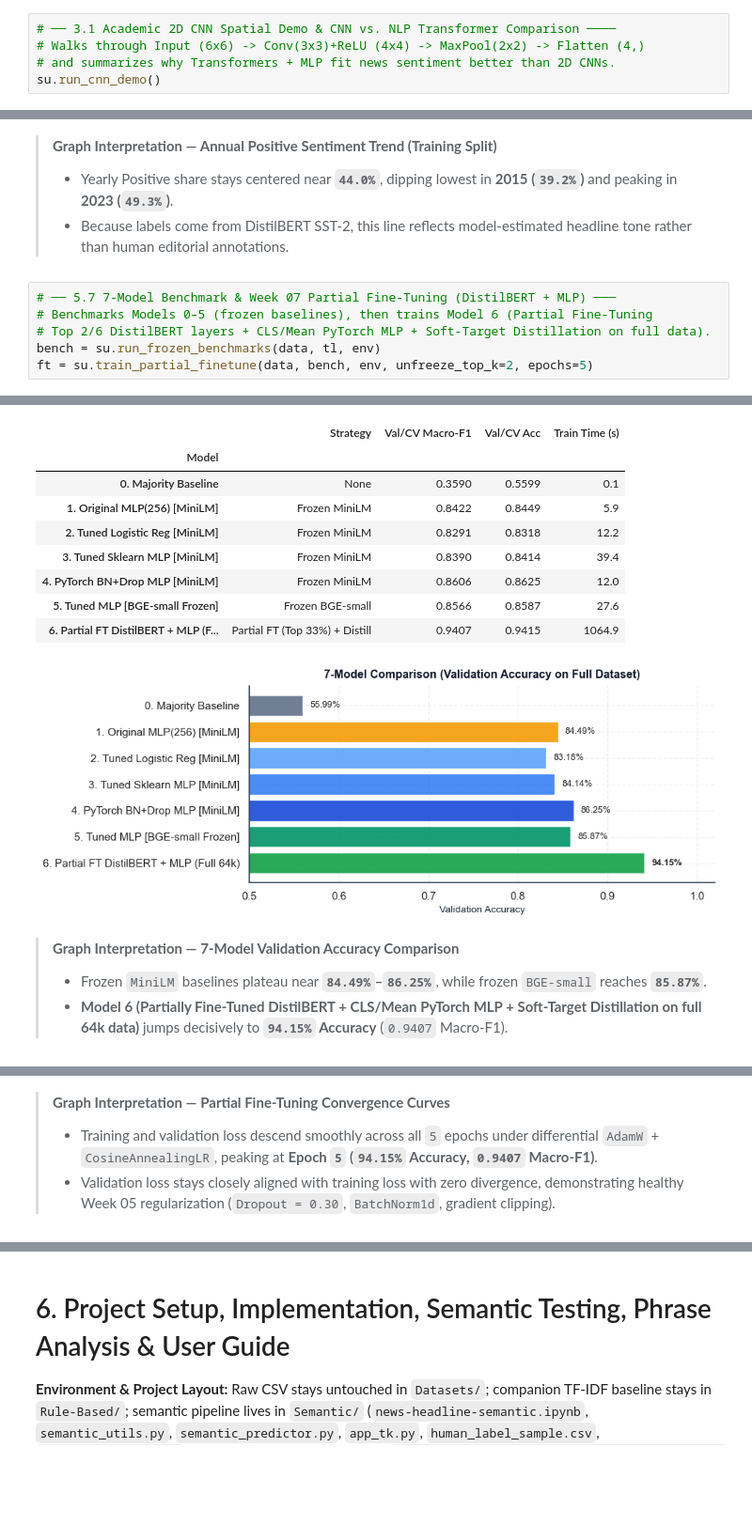
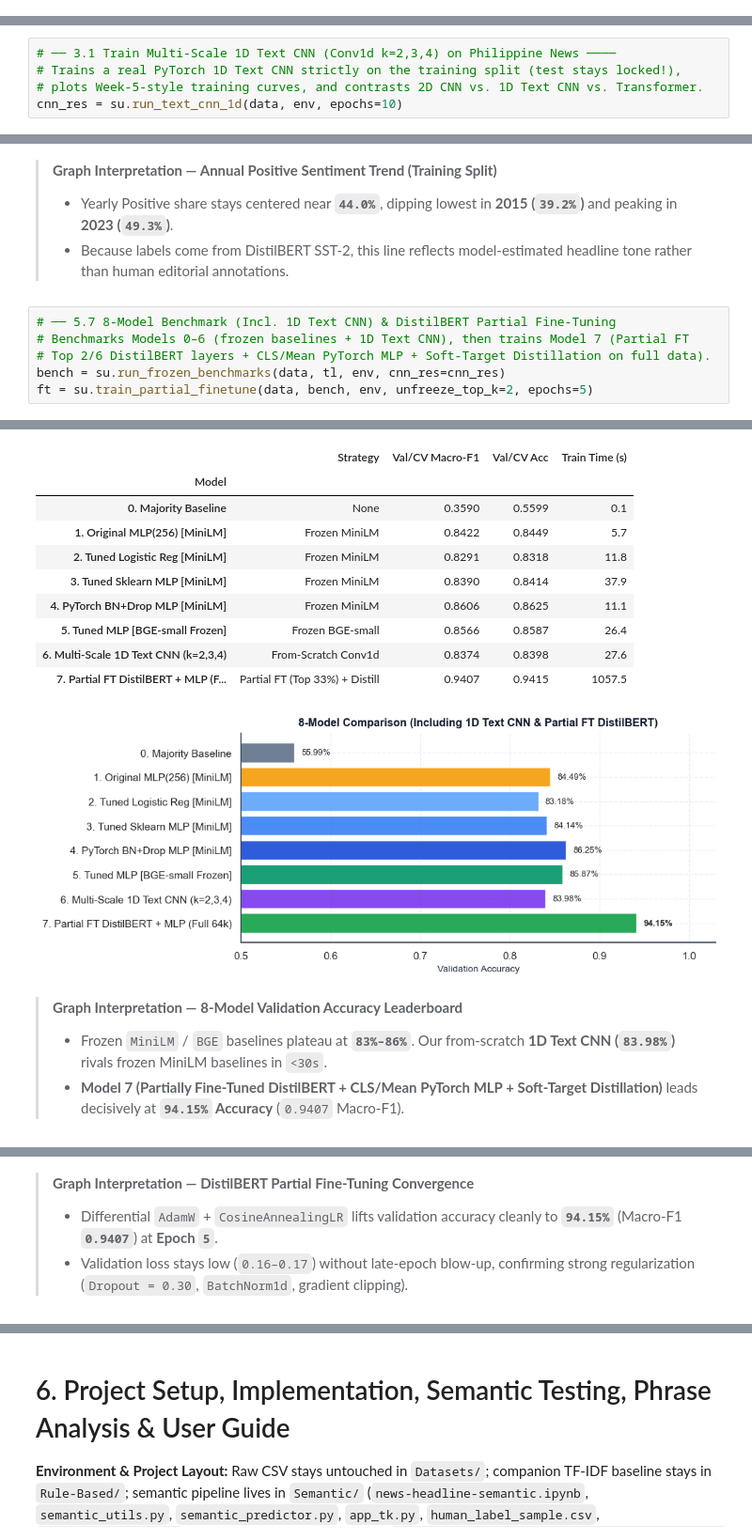
Before and after one commit to arizluizg/News-Headline-Sentiment-Analysis, a Jupyter notebook: Semantic/news-headline-semantic.ipynb, the cells around one changed output, grey strips where cells are left out. Shown at 94% size. Saved outputs shown, nothing was run; the diff lists cells and outputs as text; blank space fills up the shorter version.

```diff
--- a/Semantic/news-headline-semantic.ipynb
+++ b/Semantic/news-headline-semantic.ipynb
@@ -124,5 +97,0 @@ su.run_lr_dropout_and_sklearn_dynamics(opt_ctx, data["X_train"], data["y_train"]
-# %%
-# ── 3.1 Academic 2D CNN Spatial Demo & CNN vs. NLP Transformer Comparison ────
-# Walks through Input (6x6) -> Conv(3x3)+ReLU (4x4) -> MaxPool(2x2) -> Flatten (4,)
-# and summarizes why Transformers + MLP fit news sentiment better than 2D CNNs.
-su.run_cnn_demo()
@@ -138,0 +107,5 @@ CNN Shape Flow: Input (6, 6) -> Conv(3x3)+ReLU (4, 4) -> MaxPool(2x2) (2, 2) ->
+# %%
+# ── 3.1 Train Multi-Scale 1D Text CNN (Conv1d k=2,3,4) on Philippine News ────
+# Trains a real PyTorch 1D Text CNN strictly on the training split (test stays locked!),
+# plots Week-5-style training curves, and contrasts 2D CNN vs. 1D Text CNN vs. Transformer.
+cnn_res = su.run_text_cnn_1d(data, env, epochs=10)
@@ -278,10 +263,10 @@ su.plot_distinctive_and_temporal_sentiment(train_df, data, seed=env["seed"])
 > - Yearly Positive share stays centered near **`44.0%`**, dipping lowest in **2015 (`39.2%`)** and peaking in **2023 (`49.3%`)**.
 > - Because labels come from DistilBERT SST-2, this line reflects model-estimated headline tone rather than human editorial annotations.
 # %%
-# ── 5.7 7-Model Benchmark & Week 07 Partial Fine-Tuning (DistilBERT + MLP) ───
-# Benchmarks Models 0–5 (frozen baselines), then trains Model 6 (Partial Fine-Tuning
+# ── 5.7 8-Model Benchmark (Incl. 1D Text CNN) & DistilBERT Partial Fine-Tuning
+# Benchmarks Models 0–6 (frozen baselines + 1D Text CNN), then trains Model 7 (Partial FT
 # Top 2/6 DistilBERT layers + CLS/Mean PyTorch MLP + Soft-Target Distillation on full data).
-bench = su.run_frozen_benchmarks(data, tl, env)
+bench = su.run_frozen_benchmarks(data, tl, env, cnn_res=cnn_res)
 ft = su.train_partial_finetune(data, bench, env, unfreeze_top_k=2, epochs=5)
 # %% [output]
 [0] Majority Baseline       -> CV Macro-F1: 0.3590 | Acc: 0.5599
@@ -311,13 +297,14 @@ Partial Fine-Tuning distilbert-base-uncased: freezing 0..3 (66.7%), unfreezing 4
 |  | Strategy | Val/CV Macro-F1 | Val/CV Acc | Train Time (s) |
 | Model |  |  |  |  |
 | 0. Majority Baseline | None | 0.3590 | 0.5599 | 0.1 |
-| 1. Original MLP(256) [MiniLM] | Frozen MiniLM | 0.8422 | 0.8449 | 5.9 |
-| 2. Tuned Logistic Reg [MiniLM] | Frozen MiniLM | 0.8291 | 0.8318 | 12.2 |
-| 3. Tuned Sklearn MLP [MiniLM] | Frozen MiniLM | 0.8390 | 0.8414 | 39.4 |
-| 4. PyTorch BN+Drop MLP [MiniLM] | Frozen MiniLM | 0.8606 | 0.8625 | 12.0 |
-| 5. Tuned MLP [BGE-small Frozen] | Frozen BGE-small | 0.8566 | 0.8587 | 27.6 |
-| 6. Partial FT DistilBERT + MLP (F... | Partial FT (Top 33%) + Distill | 0.9407 | 0.9415 | 1064.9 |
+| 1. Original MLP(256) [MiniLM] | Frozen MiniLM | 0.8422 | 0.8449 | 5.7 |
+| 2. Tuned Logistic Reg [MiniLM] | Frozen MiniLM | 0.8291 | 0.8318 | 11.8 |
+| 3. Tuned Sklearn MLP [MiniLM] | Frozen MiniLM | 0.8390 | 0.8414 | 37.9 |
+| 4. PyTorch BN+Drop MLP [MiniLM] | Frozen MiniLM | 0.8606 | 0.8625 | 11.1 |
+| 5. Tuned MLP [BGE-small Frozen] | Frozen BGE-small | 0.8566 | 0.8587 | 26.4 |
+| 6. Multi-Scale 1D Text CNN (k=2,3,4) | From-Scratch Conv1d | 0.8374 | 0.8398 | 27.6 |
+| 7. Partial FT DistilBERT + MLP (F... | Partial FT (Top 33%) + Distill | 0.9407 | 0.9415 | 1057.5 |
-[figure, old version]
+[figure, new version]
-> **Graph Interpretation — 7-Model Validation Accuracy Comparison**
-> - Frozen `MiniLM` baselines plateau near **`84.49%`–`86.25%`**, while frozen `BGE-small` reaches **`85.87%`**.
-> - **Model 6 (Partially Fine-Tuned DistilBERT + CLS/Mean PyTorch MLP + Soft-Target Distillation on full 64k data)** jumps decisively to **`94.15%` Accuracy** (`0.9407` Macro-F1).
+> **Graph Interpretation — 8-Model Validation Accuracy Leaderboard**
+> - Frozen `MiniLM` / `BGE` baselines plateau at **`83%–86%`**. Our from-scratch **1D Text CNN (`83.98%`)** rivals frozen MiniLM baselines in `<30s`.
+> - **Model 7 (Partially Fine-Tuned DistilBERT + CLS/Mean PyTorch MLP + Soft-Target Distillation)** leads decisively at **`94.15%` Accuracy** (`0.9407` Macro-F1).
@@ -325,4 +312,4 @@ Partial Fine-Tuning distilbert-base-uncased: freezing 0..3 (66.7%), unfreezing 4
-> **Graph Interpretation — Partial Fine-Tuning Convergence Curves**
-> - Training and validation loss descend smoothly across all `5` epochs under differential `AdamW` + `CosineAnnealingLR`, peaking at **Epoch `5` (`94.15%` Accuracy, `0.9407` Macro-F1)**.
-> - Validation loss stays closely aligned with training loss with zero divergence, demonstrating healthy Week 05 regularization (`Dropout = 0.30`, `BatchNorm1d`, gradient clipping).
+> **Graph Interpretation — DistilBERT Partial Fine-Tuning Convergence**
+> - Differential `AdamW` + `CosineAnnealingLR` lifts validation accuracy cleanly to **`94.15%`** (Macro-F1 **`0.9407`**) at **Epoch `5`**.
+> - Validation loss stays low (`0.16–0.17`) without late-epoch blow-up, confirming strong regularization (`Dropout = 0.30`, `BatchNorm1d`, gradient clipping).
 # %%
```
Also changed, not shown: parts of 13 cells of this notebook, 4 other files.
